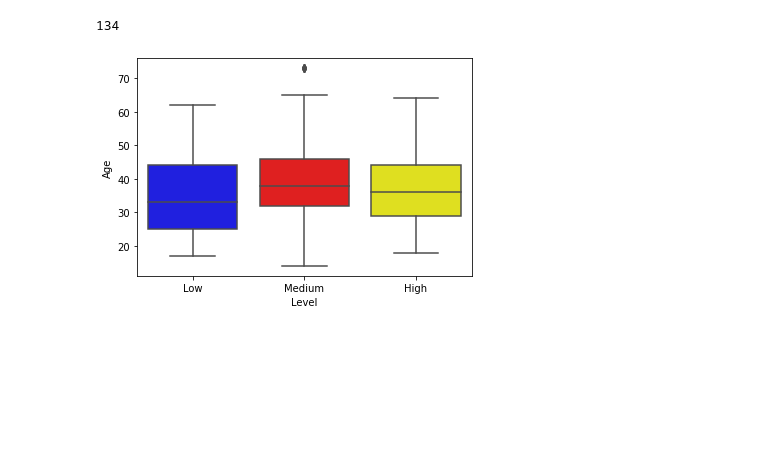
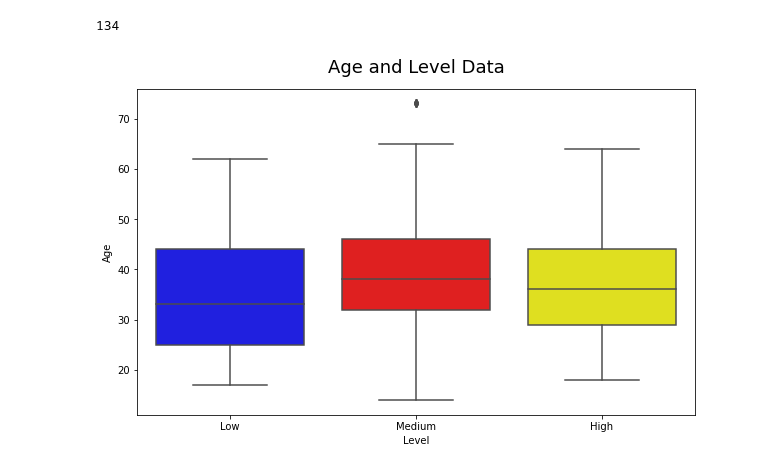
Before and after one commit to amarks5/Predicting-Lung-Cancer-Levels, a Jupyter notebook: Resources/cancer_patient_data_sets_review.ipynb, the cells around one changed output. Drawn from its saved outputs; the diff is of its cells as text; code cells hidden in the pictures; blank space fills up the shorter version.

```diff
--- a/Resources/cancer_patient_data_sets_review.ipynb
+++ b/Resources/cancer_patient_data_sets_review.ipynb
@@ -245,10 +247,12 @@ len(cancer_patient_50_and_older)
 134
 # %%
 # Create a box plot for 'level' and 'Age'
-fig, ax = plt.subplots()
-plot=sns.boxplot(data=cancer_patient_data_df, x='Level', y='Age', palette=['blue','red','yellow'])
+fig, ax = plt.subplots(figsize=(10,6))
+sns.boxplot(data=cancer_patient_data_df, x='Level', y='Age', palette=['blue','red','yellow'])
+ax.set_title('Age and Level Data', fontdict={'fontsize':18}, pad=16)
+#plt.savefig('Age_and_Level_Data.png', dpi=300, bbox_inches='tight')
 # %% [output]
-[figure, old version]
+[figure, new version]
 # %%
 # Display the correlation between level of cancer and gender.
 fig, ax = plt.subplots()
```
Also changed, not shown: parts of 3 cells of this notebook.
